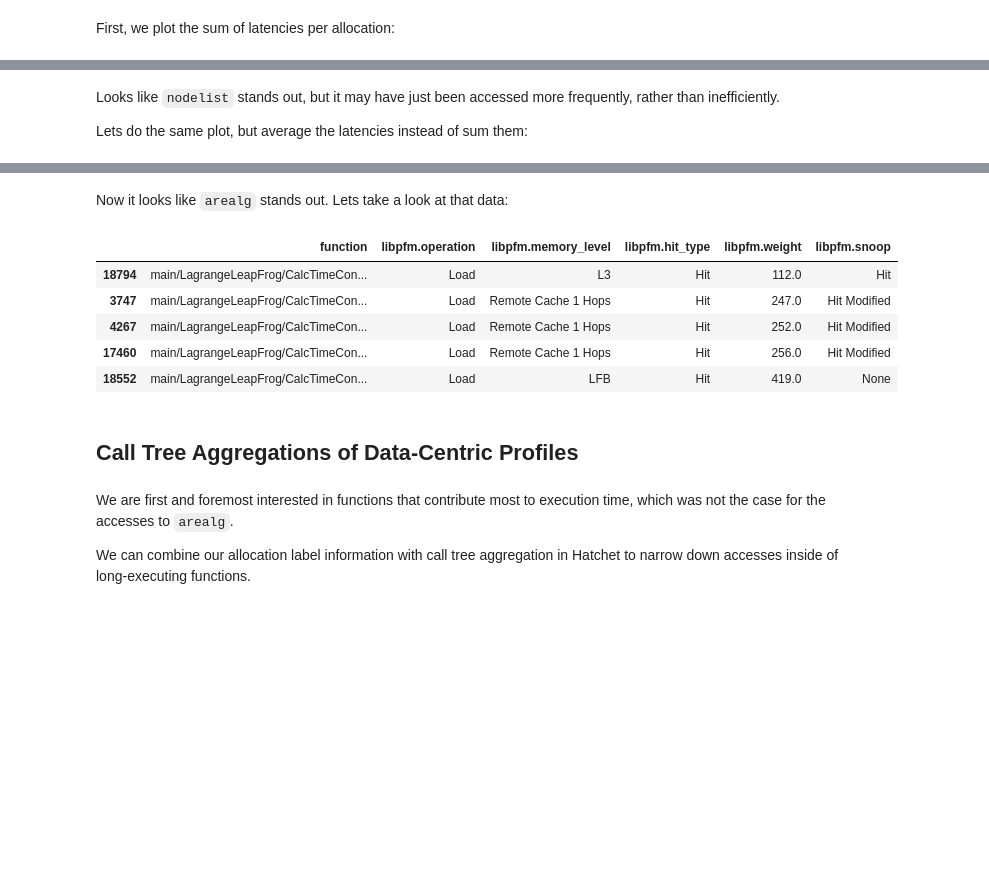
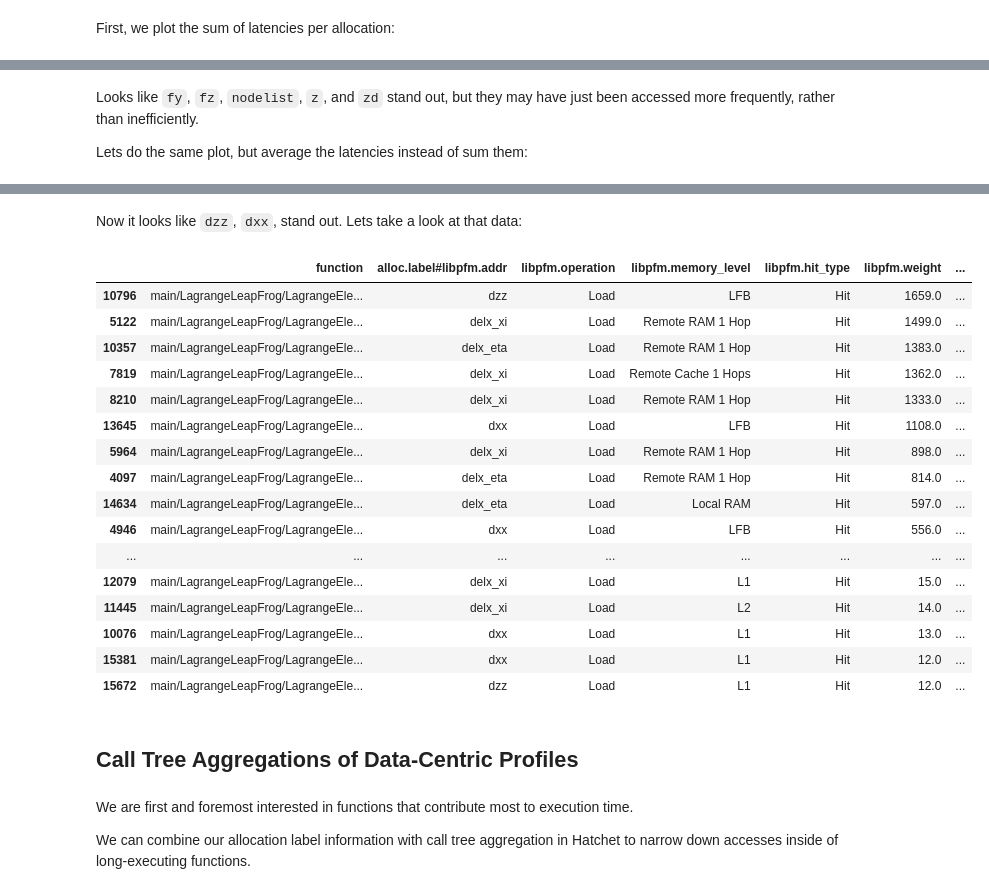
Before and after one commit to LLNL/caliper-examples, a Jupyter notebook: jupyter_notebooks/LULESH Memory Load Sampling Analysis.ipynb, the cells around one changed output, grey strips where cells are left out. Cells and saved outputs as stored; diff of their text form; code cells hidden in the pictures; blank space fills up the shorter version.

```diff
--- a/jupyter_notebooks/LULESH Memory Load Sampling Analysis.ipynb
+++ b/jupyter_notebooks/LULESH Memory Load Sampling Analysis.ipynb
@@ -71,7 +73,7 @@ iplot(data)
 # %% [output]
 [interactive output not drawn]
 # %% [markdown]
-Looks like `nodelist` stands out, but it may have just been accessed more frequently, rather than inefficiently.
+Looks like `fy`, `fz`, `nodelist`, `z`, and `zd`  stand out, but they may have just been accessed more frequently, rather than inefficiently.
 
 Lets do the same plot, but average the latencies instead of sum them:
 # %%
@@ -87,27 +89,39 @@ iplot(data)
 # %% [output]
 [interactive output not drawn]
 # %% [markdown]
-Now it looks like `arealg` stands out. Lets take a look at that data:
+Now it looks like `dzz`, `dxx`, stand out. Lets take a look at that data:
 # %%
-df_arealg = df[df['alloc.label#libpfm.addr'] == 'arealg']
+df_dzz = df[df['alloc.label#libpfm.addr'].isin(['dzz', 'dxx', 'delx_xi', 'delx_eta'])]
 
-df_arealg[['function',
-           'libpfm.operation',
-           'libpfm.memory_level',
-           'libpfm.hit_type',
-           'libpfm.weight',
-           'libpfm.snoop']].sort_values('libpfm.weight')
+df_dzz[['function',
+        'alloc.label#libpfm.addr',
+        'libpfm.operation',
+        'libpfm.memory_level',
+        'libpfm.hit_type',
+        'libpfm.weight',
+        'libpfm.snoop']].sort_values('libpfm.weight', ascending=False)
 # %% [output]
-|  | function | libpfm.operation | libpfm.memory_level | libpfm.hit_type | libpfm.weight | libpfm.snoop |
-| 18794 | main/LagrangeLeapFrog/CalcTimeCon... | Load | L3 | Hit | 112.0 | Hit |
-| 3747 | main/LagrangeLeapFrog/CalcTimeCon... | Load | Remote Cache 1 Hops | Hit | 247.0 | Hit Modified |
-| 4267 | main/LagrangeLeapFrog/CalcTimeCon... | Load | Remote Cache 1 Hops | Hit | 252.0 | Hit Modified |
-| 17460 | main/LagrangeLeapFrog/CalcTimeCon... | Load | Remote Cache 1 Hops | Hit | 256.0 | Hit Modified |
-| 18552 | main/LagrangeLeapFrog/CalcTimeCon... | Load | LFB | Hit | 419.0 | None |
+|  | function | alloc.label#libpfm.addr | libpfm.operation | libpfm.memory_level | libpfm.hit_type | libpfm.weight | ... |
+| 10796 | main/LagrangeLeapFrog/LagrangeEle... | dzz | Load | LFB | Hit | 1659.0 | ... |
+| 5122 | main/LagrangeLeapFrog/LagrangeEle... | delx_xi | Load | Remote RAM 1 Hop | Hit | 1499.0 | ... |
+| 10357 | main/LagrangeLeapFrog/LagrangeEle... | delx_eta | Load | Remote RAM 1 Hop | Hit | 1383.0 | ... |
+| 7819 | main/LagrangeLeapFrog/LagrangeEle... | delx_xi | Load | Remote Cache 1 Hops | Hit | 1362.0 | ... |
+| 8210 | main/LagrangeLeapFrog/LagrangeEle... | delx_xi | Load | Remote RAM 1 Hop | Hit | 1333.0 | ... |
+| 13645 | main/LagrangeLeapFrog/LagrangeEle... | dxx | Load | LFB | Hit | 1108.0 | ... |
+| 5964 | main/LagrangeLeapFrog/LagrangeEle... | delx_xi | Load | Remote RAM 1 Hop | Hit | 898.0 | ... |
+| 4097 | main/LagrangeLeapFrog/LagrangeEle... | delx_eta | Load | Remote RAM 1 Hop | Hit | 814.0 | ... |
+| 14634 | main/LagrangeLeapFrog/LagrangeEle... | delx_eta | Load | Local RAM | Hit | 597.0 | ... |
+| 4946 | main/LagrangeLeapFrog/LagrangeEle... | dxx | Load | LFB | Hit | 556.0 | ... |
+| ... | ... | ... | ... | ... | ... | ... | ... |
+| 12079 | main/LagrangeLeapFrog/LagrangeEle... | delx_xi | Load | L1 | Hit | 15.0 | ... |
+| 11445 | main/LagrangeLeapFrog/LagrangeEle... | delx_xi | Load | L2 | Hit | 14.0 | ... |
+| 10076 | main/LagrangeLeapFrog/LagrangeEle... | dxx | Load | L1 | Hit | 13.0 | ... |
+| 15381 | main/LagrangeLeapFrog/LagrangeEle... | dxx | Load | L1 | Hit | 12.0 | ... |
+| 15672 | main/LagrangeLeapFrog/LagrangeEle... | dzz | Load | L1 | Hit | 12.0 | ... |
 # %% [markdown]
 ## Call Tree Aggregations of Data-Centric Profiles
 # %% [markdown]
-We are first and foremost interested in functions that contribute most to execution time, which was not the case for the accesses to `arealg`.
+We are first and foremost interested in functions that contribute most to execution time.
 
 We can combine our allocation label information with call tree aggregation in Hatchet to narrow down accesses inside of long-executing functions.
 # %%
```
Also changed, not shown: parts of 4 cells of this notebook.
